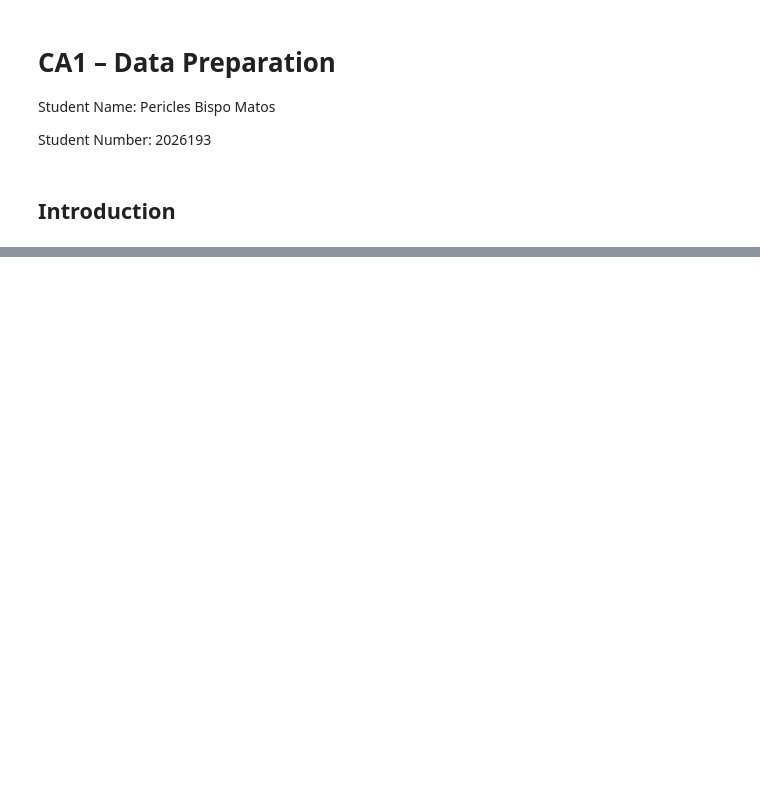
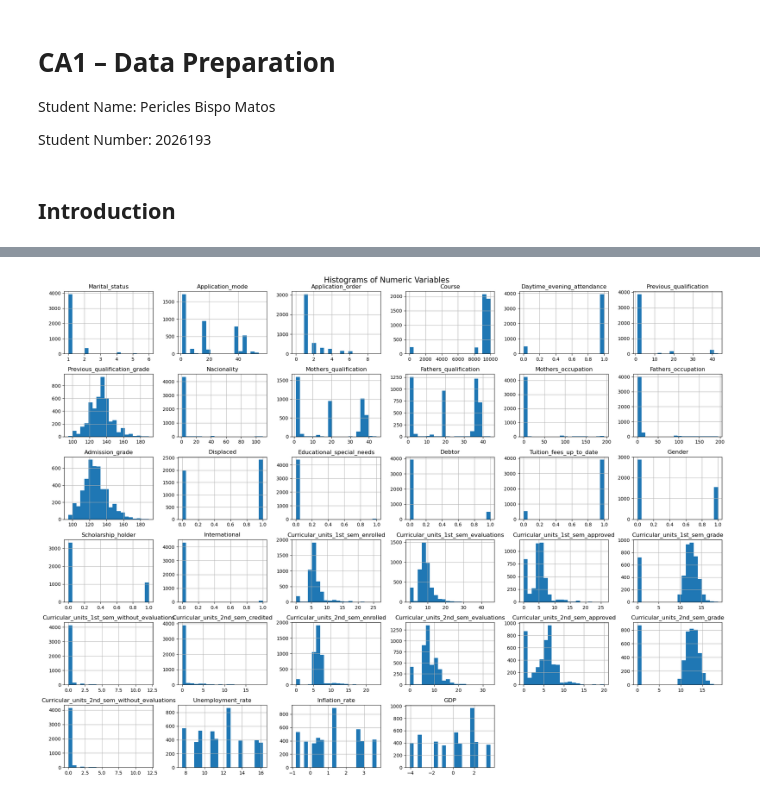
Before and after one commit to pericles-1995/CA_Data_Preparation, a Jupyter notebook: CA_Data_Preparation.ipynb, the cells around one changed output, grey strips where cells are left out. Cells and saved outputs as stored; diff of their text form; code cells hidden in the pictures; blank space fills up the shorter version.

```diff
--- a/CA_Data_Preparation.ipynb
+++ b/CA_Data_Preparation.ipynb
@@ -118,2 +262,10 @@ Index(['Marital_status', 'Application_mode', 'Application_order', 'Course',
        'Inflation_rate', 'GDP', 'Target'],
       dtype='object')
+# %%
+# 7. Histograms for numeric variables
+student_data.hist(figsize=(20,15), bins=20)
+plt.suptitle("Histograms of Numeric Variables", fontsize=16)
+plt.tight_layout()
+plt.show()
+# %% [output]
+[figure, added]
```
Also changed, not shown: parts of 20 cells of this notebook.
